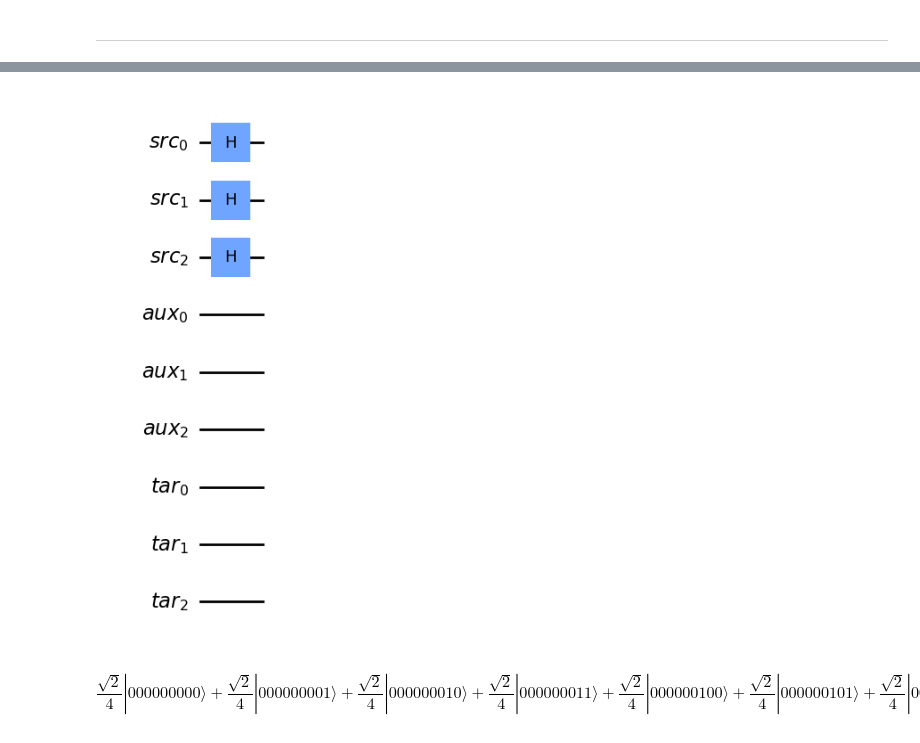
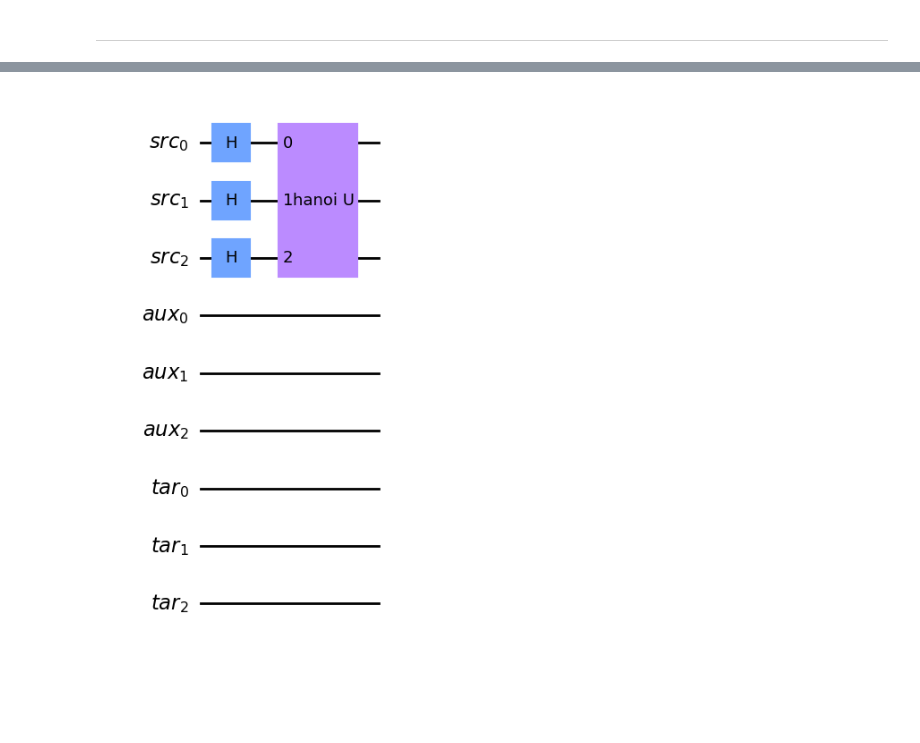
Before and after one commit to Dpbm/scientific-research-1-quantum-oracles, a Jupyter notebook: code/hanoi-tower.ipynb, the cells around one changed output, grey strips where cells are left out. Cells and saved outputs as stored; diff of their text form; code cells hidden in the pictures; blank space fills up the shorter version.

```diff
--- a/code/hanoi-tower.ipynb
+++ b/code/hanoi-tower.ipynb
@@ -83,3 +85,21 @@ print('result: ', towers)
 result:  [[], [], [3, 2, 1]]
 # %% [markdown]
 ---
+# %%
+def generate_hanoi_u(total_discs=3, n_qubits=3):
+    assert total_discs <= 2**n_qubits, "Invalid size"
+
+    tower = QuantumCircuit(n_qubits, name="hanoi U")
+
+    for i in range(1, total_discs+1):
+        binary = f"{i:03b}"[::-1]
+        zeros = [ i for i,v in enumerate(binary) if v=='0']
+        tower.x(zeros)
+        tower.mcp(np.pi, list(range(1, n_qubits)), 0)
+        tower.x(zeros)
+        tower.barrier()
+
+    return tower
+
+tower = generate_hanoi_u()
+tower.draw('mpl')
@@ -86,16 +129,13 @@ result:  [[], [], [3, 2, 1]]
 # %%
 source = QuantumRegister(3, name="src")
 aux = QuantumRegister(3, name="aux")
 target = QuantumRegister(3, name="tar")
 
 qc = QuantumCircuit(source, aux, target)
 
 qc.h(source)
+qc.append(tower, source)
 
 qc.draw('mpl')
 # %% [output]
-[figure, old version]
+[figure, new version]
-# %%
-Statevector(qc).draw('latex')
-# %% [output]
-$$\frac{\sqrt{2}}{4} |000000000\rangle+\frac{\sqrt{2}}{4} |000000001\rangle+\frac{\sqrt{2}}{4} |000000010\rangle+\frac{\sqrt{2}}{4} |000000011\rangle+\frac{\sqrt{2}}{4} |000000100\rangle+\frac{\sqrt{2}}{4} |000000101\rangle+\frac{\sqrt{2}}{4} |000000110\rangle+\frac{\sqrt{2}}{4} |000000111\rangle$$
```
Also changed, not shown: parts of 6 cells of this notebook.
